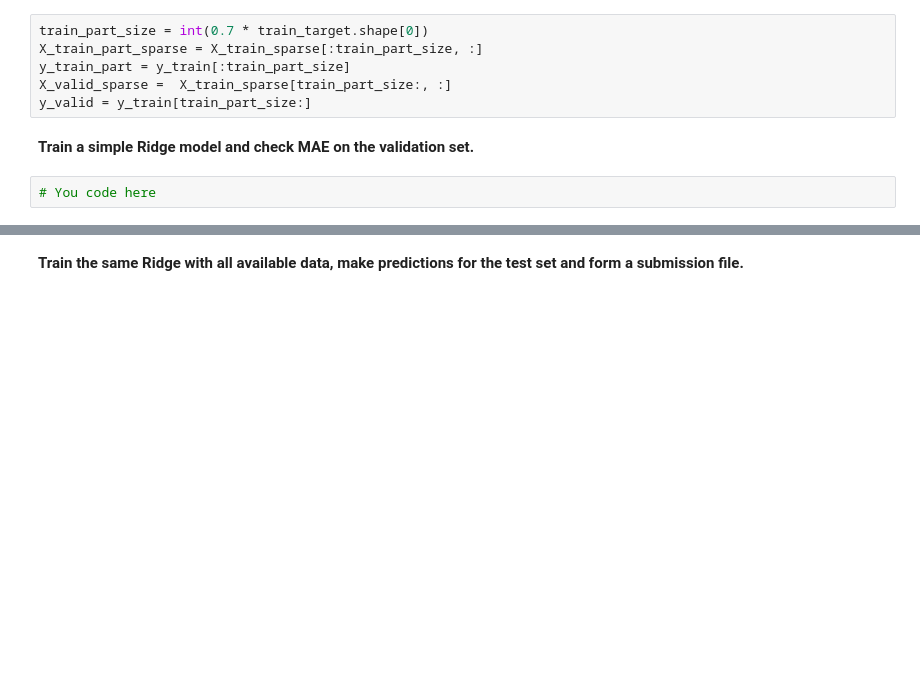
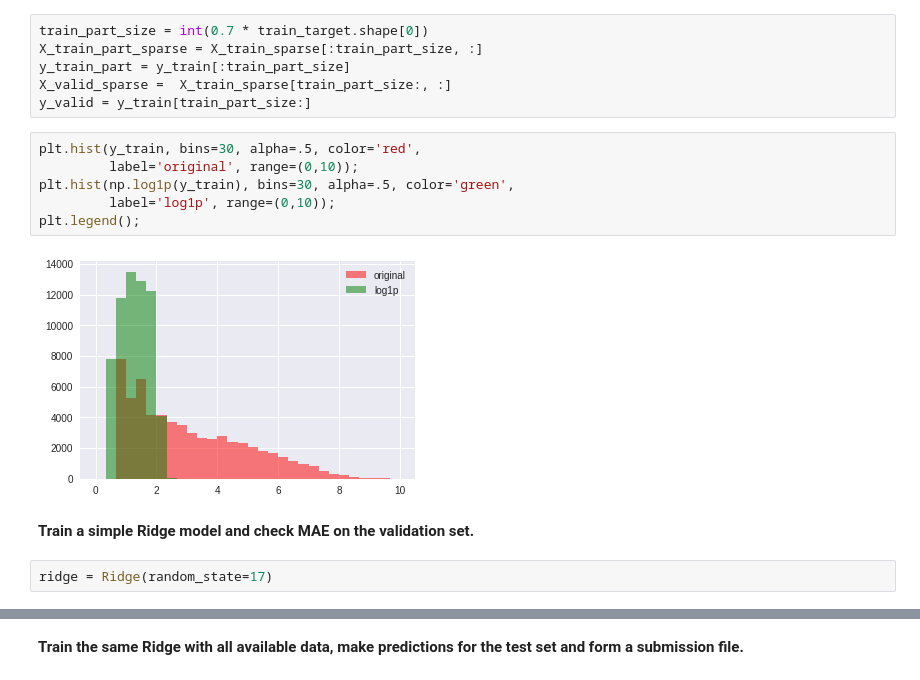
Before and after one commit to athiagarajan/alicecatchmeifucan, a Jupyter notebook: assignment2_part2_medium_beat_baselines.ipynb, the cells around one changed output, grey strips where cells are left out. Drawn from its saved outputs; the diff is of its cells as text; blank space fills up the shorter version.

```diff
--- a/assignment2_part2_medium_beat_baselines.ipynb
+++ b/assignment2_part2_medium_beat_baselines.ipynb
@@ -169,7 +207,15 @@ X_train_part_sparse = X_train_sparse[:train_part_size, :]
 y_train_part = y_train[:train_part_size]
 X_valid_sparse =  X_train_sparse[train_part_size:, :]
 y_valid = y_train[train_part_size:]
+# %%
+plt.hist(y_train, bins=30, alpha=.5, color='red',
+         label='original', range=(0,10));
+plt.hist(np.log1p(y_train), bins=30, alpha=.5, color='green',
+         label='log1p', range=(0,10));
+plt.legend();
+# %% [output]
+[figure, added]
 # %% [markdown]
 **Train a simple Ridge model and check MAE on the validation set.**
-# %%
-# You code here
+# %%
+ridge = Ridge(random_state=17)
```
Also changed, not shown: parts of 15 cells of this notebook.
